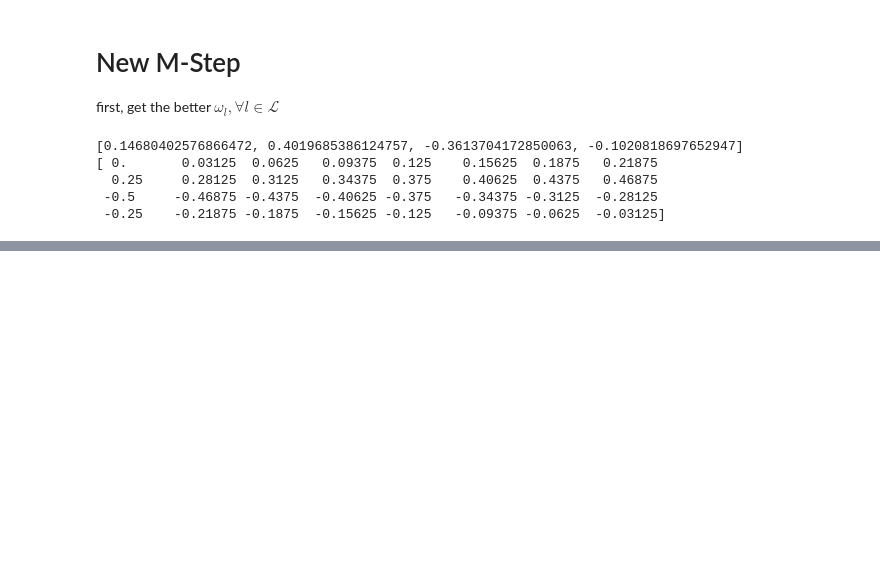
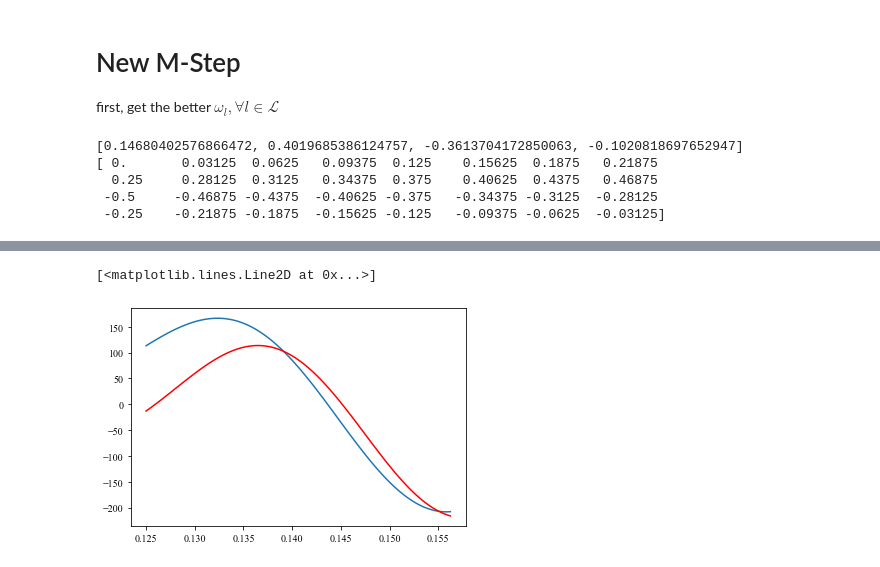
Before and after one commit to Brook1711/RIS-Angular-Domain, a Jupyter notebook: code_main/Alg.ipynb, the cells around one changed output, grey strips where cells are left out. Saved outputs shown, nothing was run; the diff lists cells and outputs as text; code cells hidden in the pictures; blank space fills up the shorter version.

```diff
--- a/code_main/Alg.ipynb
+++ b/code_main/Alg.ipynb
@@ -1430,0 +1512,24 @@ for i in range(4):
+# %%
+x_test = np.linspace(0.125, 0.15625, 99)
+prime_y_test = []
+for x in range(len(y_test) - 1):
+    prime_y_test.append((y_test[x+1]-y_test[x]) / (x_test[1] - x_test[0]))
+
+prime_y_cal = []
+for x in x_test:
+    prime_y_cal.append(
+        prime_f_l(
+            YK=YK,
+            Mu=E_step_instance.Mu,
+            kappa=0.001,
+            omega_l= x,
+            l = 0,
+            Delta_varphi = Delta_varphi_container
+        )
+    )
+
+plt.plot(x_test,prime_y_test)
+plt.plot(x_test,0.5 * np.array(prime_y_cal), color = 'red')
+# %% [output]
+[<matplotlib.lines.Line2D at 0x...>]
+[figure, added]
```
Also changed, not shown: parts of 10 cells of this notebook, 1 other file.
